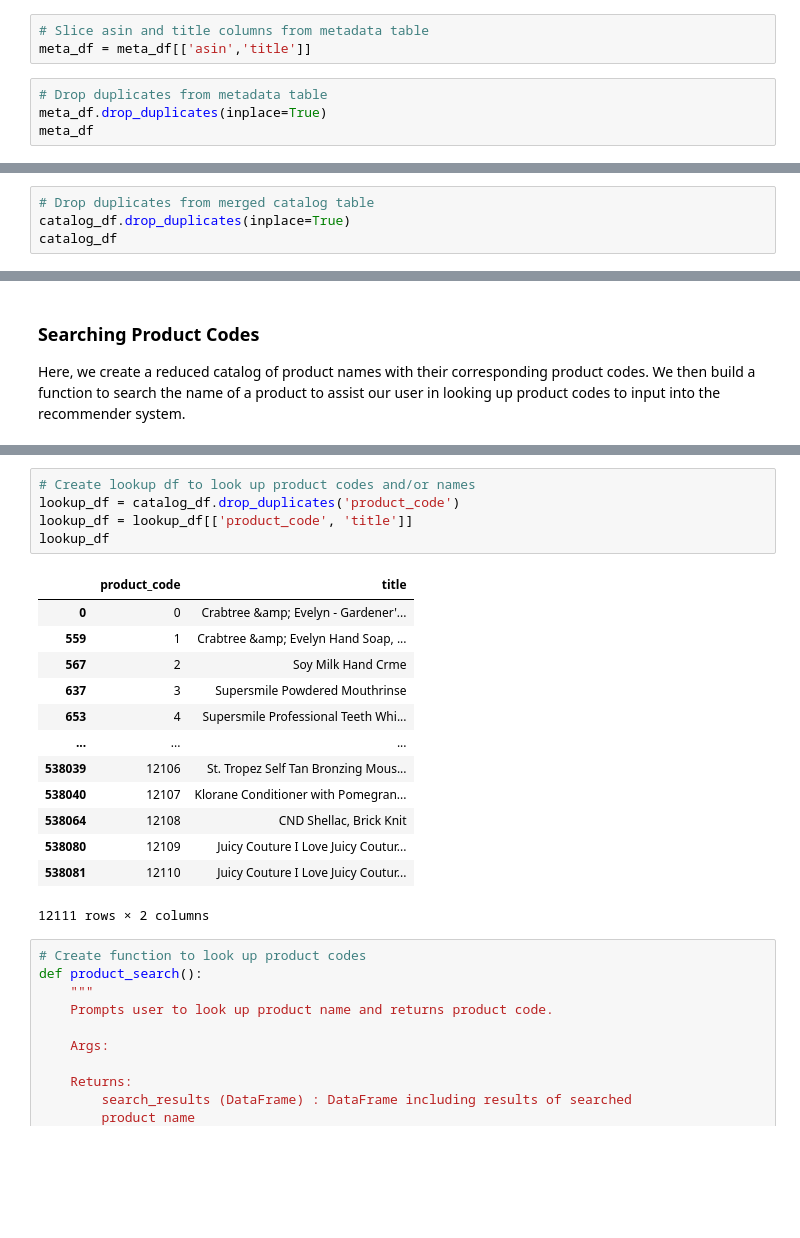
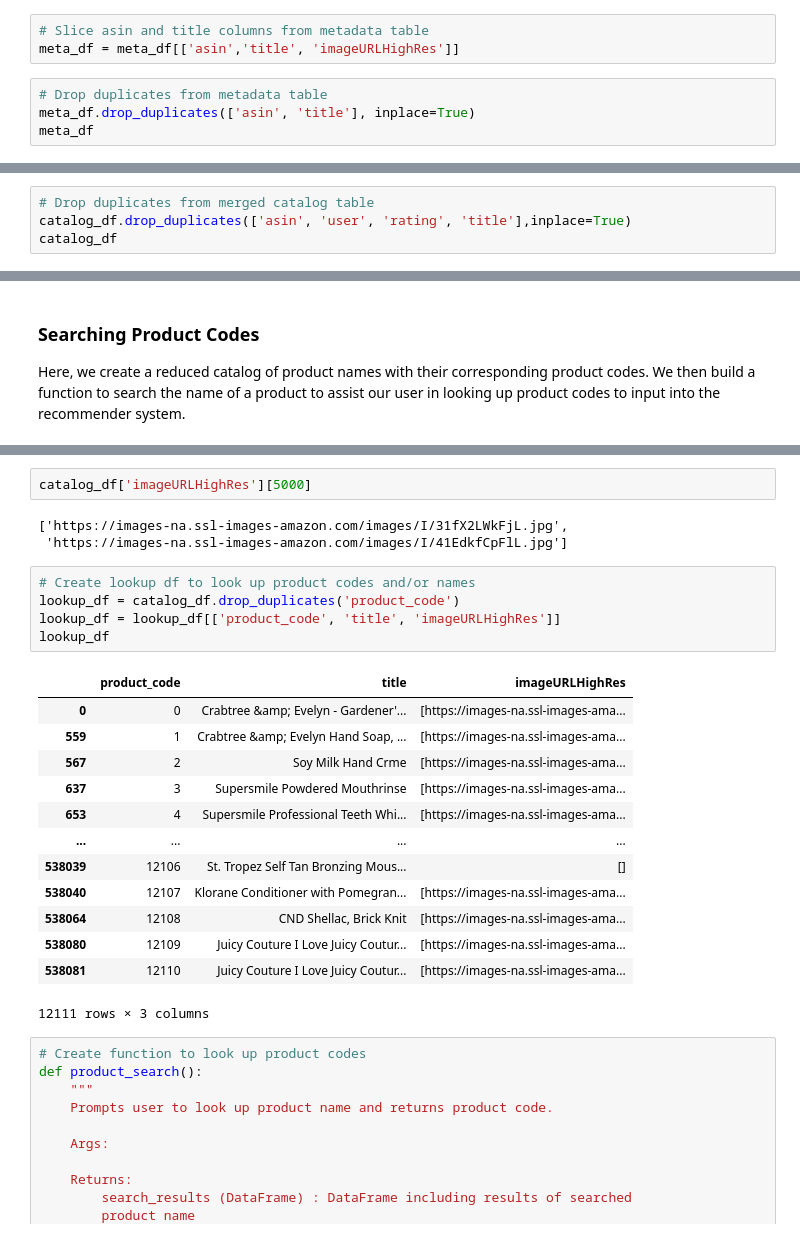
Before and after one commit to ds-leehanjin/amazon-recommender-system, a Jupyter notebook: notebook.ipynb, the cells around one changed output, grey strips where cells are left out. Drawn from its saved outputs; the diff is of its cells as text; blank space fills up the shorter version.

```diff
--- a/notebook.ipynb
+++ b/notebook.ipynb
@@ -142,9 +144,9 @@ Dataframe memory usage: 82.72 MB.
 Similarly with our metadata, we will go ahead and slice out the ASIN code and product names, since those are the pieces of data that will be used in our analysis. Then, we go on to drop duplicates from this table as well.
 # %%
 # Slice asin and title columns from metadata table
-meta_df = meta_df[['asin','title']]
+meta_df = meta_df[['asin','title', 'imageURLHighRes']]
 # %%
 # Drop duplicates from metadata table
-meta_df.drop_duplicates(inplace=True)
+meta_df.drop_duplicates(['asin', 'title'], inplace=True)
 meta_df
 # %% [output]
@@ -186,5 +188,5 @@ catalog_df
 # %%
 # Drop duplicates from merged catalog table
-catalog_df.drop_duplicates(inplace=True)
+catalog_df.drop_duplicates(['asin', 'user', 'rating', 'title'],inplace=True)
 catalog_df
 # %% [output]
@@ -1097,22 +1109,27 @@ catalog_df
+# %%
+catalog_df['imageURLHighRes'][5000]
+# %% [output]
+['https://images-na.ssl-images-amazon.com/images/I/31fX2LWkFjL.jpg',
+ 'https://images-na.ssl-images-amazon.com/images/I/41EdkfCpFlL.jpg']
 # %%
 # Create lookup df to look up product codes and/or names
 lookup_df = catalog_df.drop_duplicates('product_code')
-lookup_df = lookup_df[['product_code', 'title']]
+lookup_df = lookup_df[['product_code', 'title', 'imageURLHighRes']]
 lookup_df
 # %% [output]
-|  | product_code | title |
-| 0 | 0 | Crabtree &amp; Evelyn - Gardener'... |
-| 559 | 1 | Crabtree &amp; Evelyn Hand Soap, ... |
-| 567 | 2 | Soy Milk Hand Crme |
-| 637 | 3 | Supersmile Powdered Mouthrinse |
-| 653 | 4 | Supersmile Professional Teeth Whi... |
-| ... | ... | ... |
-| 538039 | 12106 | St. Tropez Self Tan Bronzing Mous... |
-| 538040 | 12107 | Klorane Conditioner with Pomegran... |
-| 538064 | 12108 | CND Shellac, Brick Knit |
-| 538080 | 12109 | Juicy Couture I Love Juicy Coutur... |
-| 538081 | 12110 | Juicy Couture I Love Juicy Coutur... |
+|  | product_code | title | imageURLHighRes |
+| 0 | 0 | Crabtree &amp; Evelyn - Gardener'... | [https://images-na.ssl-images-ama... |
+| 559 | 1 | Crabtree &amp; Evelyn Hand Soap, ... | [https://images-na.ssl-images-ama... |
+| 567 | 2 | Soy Milk Hand Crme | [https://images-na.ssl-images-ama... |
+| 637 | 3 | Supersmile Powdered Mouthrinse | [https://images-na.ssl-images-ama... |
+| 653 | 4 | Supersmile Professional Teeth Whi... | [https://images-na.ssl-images-ama... |
+| ... | ... | ... | ... |
+| 538039 | 12106 | St. Tropez Self Tan Bronzing Mous... | [] |
+| 538040 | 12107 | Klorane Conditioner with Pomegran... | [https://images-na.ssl-images-ama... |
+| 538064 | 12108 | CND Shellac, Brick Knit | [https://images-na.ssl-images-ama... |
+| 538080 | 12109 | Juicy Couture I Love Juicy Coutur... | [https://images-na.ssl-images-ama... |
+| 538081 | 12110 | Juicy Couture I Love Juicy Coutur... | [https://images-na.ssl-images-ama... |
-12111 rows × 2 columns
+12111 rows × 3 columns
 # %%
 # Create function to look up product codes
 def product_search():
```
Also changed, not shown: parts of 30 cells of this notebook.
